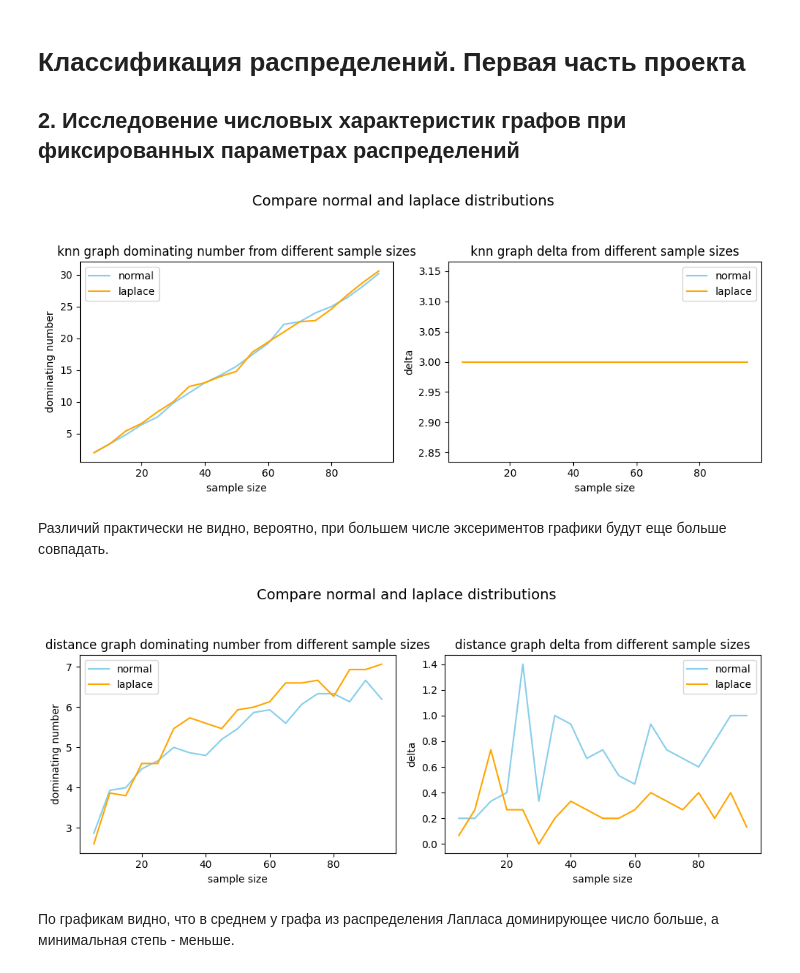
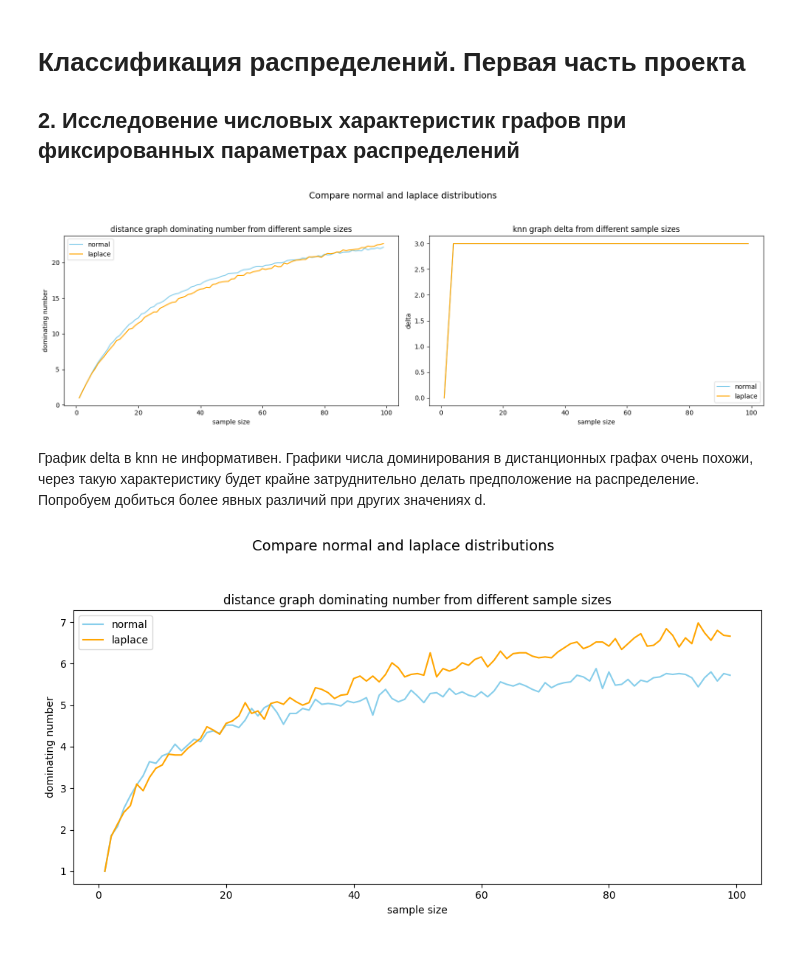
Before and after one commit to maxGrigorenko/DistributionClassifier, a Jupyter notebook: src/experiments_first_part_2.ipynb, the cells around one changed output. Drawn from its saved outputs; the diff is of its cells as text; code cells hidden in the pictures.

Commit message:
experiments with sample size

```diff
--- a/src/experiments_first_part_2.ipynb
+++ b/src/experiments_first_part_2.ipynb
@@ -17,7 +18,7 @@ from distibution_functions import *
 sigma = 1
 beta = (1/2) ** 0.5
 # %%
-def plot_n(begin_n, end_n, graph_type, step_n=1, number_of_experiments=5, k=3, d=0.1):
+def plot_n(begin_n, end_n, step_n=1, number_of_experiments=5, k=3, d=0.1):
 
     normal_dominating_number_arr = []
     normal_delta_arr = []
@@ -25,28 +26,34 @@ def plot_n(begin_n, end_n, graph_type, step_n=1, number_of_experiments=5, k=3, d
     laplace_delta_arr = []
     n_arr = range(begin_n, end_n, step_n)
     for n in tqdm(n_arr):
-        dominating_number, delta = avg_chars(number_of_experiments=number_of_experiments, n=n, graph_type=graph_type,
+        dominating_number = avg_chars(number_of_experiments=number_of_experiments, n=n, graph_type="distance",
                                              distribution='normal', sigma=sigma, beta=beta, k=k, d=d)
+        delta = avg_chars(number_of_experiments=number_of_experiments, n=n, graph_type="knn",
+                                             distribution='normal', sigma=sigma, beta=beta, k=k, d=d)
+
         normal_dominating_number_arr.append(dominating_number)
         normal_delta_arr.append(delta)
 
-        dominating_number, delta = avg_chars(number_of_experiments=number_of_experiments, n=n, graph_type=graph_type,
+        dominating_number = avg_chars(number_of_experiments=number_of_experiments, n=n, graph_type="distance",
                                              distribution='laplace', sigma=sigma, beta=beta, k=k, d=d)
+        delta = avg_chars(number_of_experiments=number_of_experiments, n=n, graph_type="knn",
+                                             distribution='laplace', sigma=sigma, beta=beta, k=k, d=d)
+
         laplace_dominating_number_arr.append(dominating_number)
         laplace_delta_arr.append(delta)
 
-    fig, (ax1, ax2) = plt.subplots(1, 2, figsize=(10, 4))
+    fig, (ax1, ax2) = plt.subplots(1, 2, figsize=(16, 5))
     fig.suptitle(f"Compare normal and laplace distributions", fontsize=14, y=1.05)
     ax1.plot(n_arr, normal_dominating_number_arr, color='skyblue', label="normal")
     ax1.plot(n_arr, laplace_dominating_number_arr, color='orange', label="laplace")
     ax1.legend()
-    ax1.set_title(f'{graph_type} graph dominating number from different sample sizes')
+    ax1.set_title(f'distance graph dominating number from different sample sizes')
     ax1.set_xlabel('sample size')
     ax1.set_ylabel('dominating number')
 
     ax2.plot(n_arr, normal_delta_arr, color='skyblue', label="normal")
     ax2.plot(n_arr, laplace_delta_arr, color='orange', label="laplace")
-    ax2.set_title(f'{graph_type} graph delta from different sample sizes')
+    ax2.set_title(f'knn graph delta from different sample sizes')
     ax2.set_xlabel('sample size')
     ax2.set_ylabel('delta')
     ax2.legend()
@@ -54,8 +61,8 @@ def plot_n(begin_n, end_n, graph_type, step_n=1, number_of_experiments=5, k=3, d
     plt.tight_layout()
     plt.show()
 # %%
-plot_n(begin_n=5, end_n=100, step_n=5, graph_type="knn", k=3)
+plot_n(begin_n=1, end_n=100, step_n=1, number_of_experiments=500, k=3, d=0.1)
 # %% [output]
-[figure, old version]
+[figure, new version]
-# %% [markdown]
-Различий практически не видно, вероятно, при большем числе эксериментов графики будут еще больше совпадать.
+# %% [markdown]
+График delta в knn не информативен. Графики числа доминирования в дистанционных графах очень похожи, через такую характеристику будет крайне затруднительно делать предположение на распределение. Попробуем добиться более явных различий при других значениях d.
@@ -62,6 +98,4 @@ plot_n(begin_n=5, end_n=100, step_n=5, graph_type="knn", k=3)
 # %%
-plot_n(begin_n=5, end_n=100, step_n=5, graph_type="distance", d=0.5, number_of_experiments=15)
+plot_n_dominating(begin_n=1, end_n=100, step_n=1, d=0.5, number_of_experiments=50)
 # %% [output]
-[figure, old version]
+[figure, new version]
-# %% [markdown]
-По графикам видно, что в среднем у графа из распределения Лапласа доминирующее число больше, а минимальная степь - меньше.
```
Also changed, not shown: parts of 10 cells of this notebook.
